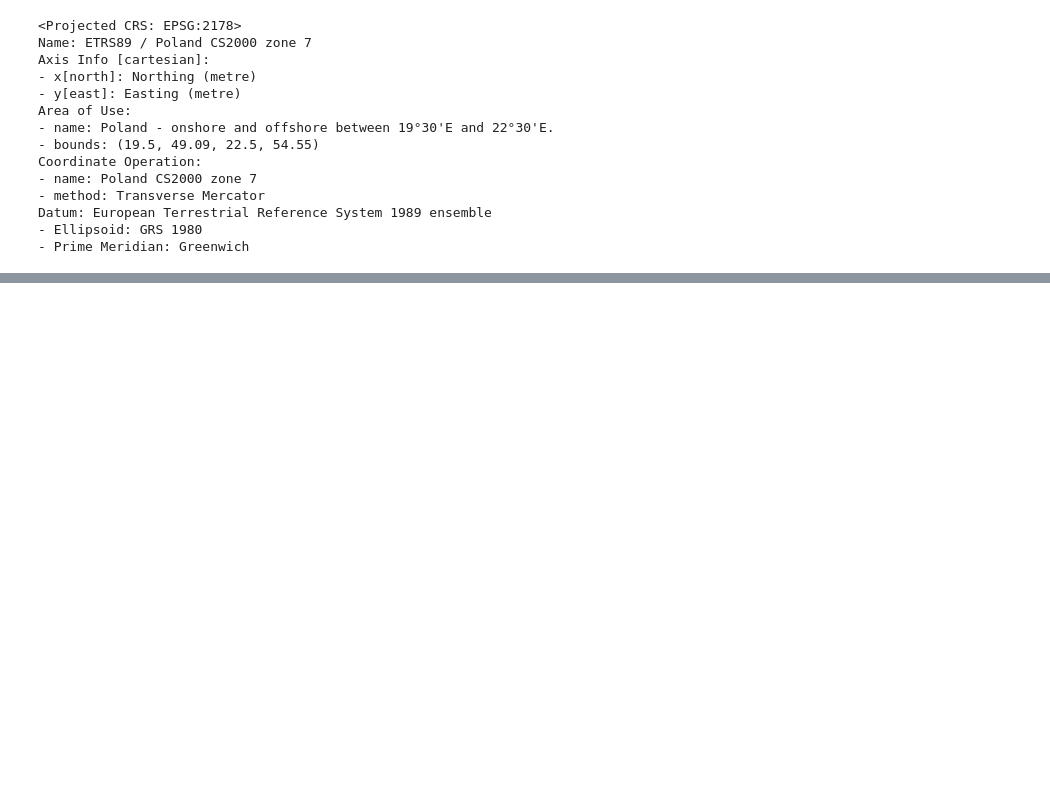
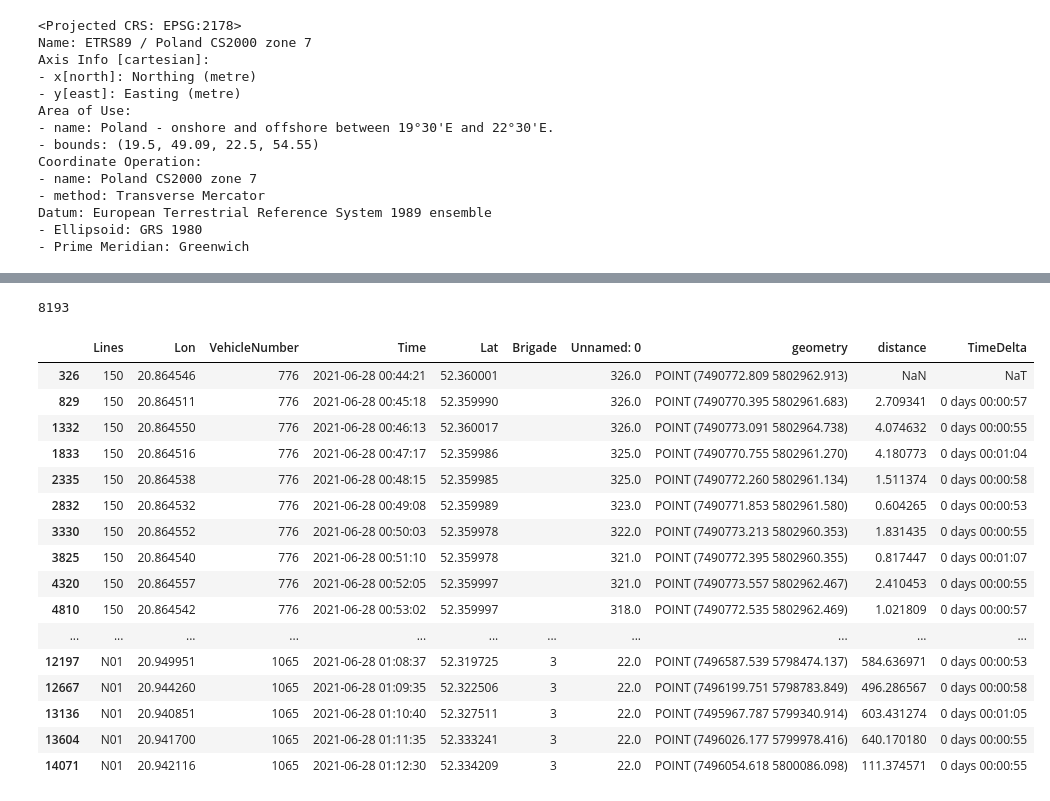
Before and after one commit to python-wizard-old/data_analysis_ztm_warsaw_buses, a Jupyter notebook: whole_process.ipynb, the cells around one changed output, grey strips where cells are left out. Cells and saved outputs as stored; diff of their text form; code cells hidden in the pictures; blank space fills up the shorter version.

```diff
--- a/whole_process.ipynb
+++ b/whole_process.ipynb
@@ -101,3 +62,27 @@ gdf
+# %%
+len(gdf)
+# %% [output]
+8193
+# %%
+gdf[:50]
+# %% [output]
+|  | Lines | Lon | VehicleNumber | Time | Lat | Brigade | Unnamed: 0 | geometry | distance | TimeDelta |
+| 326 | 150 | 20.864546 | 776 | 2021-06-28 00:44:21 | 52.360001 |  | 326.0 | POINT (7490772.809 5802962.913) | NaN | NaT |
+| 829 | 150 | 20.864511 | 776 | 2021-06-28 00:45:18 | 52.359990 |  | 326.0 | POINT (7490770.395 5802961.683) | 2.709341 | 0 days 00:00:57 |
+| 1332 | 150 | 20.864550 | 776 | 2021-06-28 00:46:13 | 52.360017 |  | 326.0 | POINT (7490773.091 5802964.738) | 4.074632 | 0 days 00:00:55 |
+| 1833 | 150 | 20.864516 | 776 | 2021-06-28 00:47:17 | 52.359986 |  | 325.0 | POINT (7490770.755 5802961.270) | 4.180773 | 0 days 00:01:04 |
+| 2335 | 150 | 20.864538 | 776 | 2021-06-28 00:48:15 | 52.359985 |  | 325.0 | POINT (7490772.260 5802961.134) | 1.511374 | 0 days 00:00:58 |
+| 2832 | 150 | 20.864532 | 776 | 2021-06-28 00:49:08 | 52.359989 |  | 323.0 | POINT (7490771.853 5802961.580) | 0.604265 | 0 days 00:00:53 |
+| 3330 | 150 | 20.864552 | 776 | 2021-06-28 00:50:03 | 52.359978 |  | 322.0 | POINT (7490773.213 5802960.353) | 1.831435 | 0 days 00:00:55 |
+| 3825 | 150 | 20.864540 | 776 | 2021-06-28 00:51:10 | 52.359978 |  | 321.0 | POINT (7490772.395 5802960.355) | 0.817447 | 0 days 00:01:07 |
+| 4320 | 150 | 20.864557 | 776 | 2021-06-28 00:52:05 | 52.359997 |  | 321.0 | POINT (7490773.557 5802962.467) | 2.410453 | 0 days 00:00:55 |
+| 4810 | 150 | 20.864542 | 776 | 2021-06-28 00:53:02 | 52.359997 |  | 318.0 | POINT (7490772.535 5802962.469) | 1.021809 | 0 days 00:00:57 |
+| ... | ... | ... | ... | ... | ... | ... | ... | ... | ... | ... |
+| 12197 | N01 | 20.949951 | 1065 | 2021-06-28 01:08:37 | 52.319725 | 3 | 22.0 | POINT (7496587.539 5798474.137) | 584.636971 | 0 days 00:00:53 |
+| 12667 | N01 | 20.944260 | 1065 | 2021-06-28 01:09:35 | 52.322506 | 3 | 22.0 | POINT (7496199.751 5798783.849) | 496.286567 | 0 days 00:00:58 |
+| 13136 | N01 | 20.940851 | 1065 | 2021-06-28 01:10:40 | 52.327511 | 3 | 22.0 | POINT (7495967.787 5799340.914) | 603.431274 | 0 days 00:01:05 |
+| 13604 | N01 | 20.941700 | 1065 | 2021-06-28 01:11:35 | 52.333241 | 3 | 22.0 | POINT (7496026.177 5799978.416) | 640.170180 | 0 days 00:00:55 |
+| 14071 | N01 | 20.942116 | 1065 | 2021-06-28 01:12:30 | 52.334209 | 3 | 22.0 | POINT (7496054.618 5800086.098) | 111.374571 | 0 days 00:00:55 |
 # %%
 gdf = spacial_data_analysis_ztm.calculate_mpers(gdf)
 # %%
```
Also changed, not shown: parts of 45 cells of this notebook, 2 other files.
